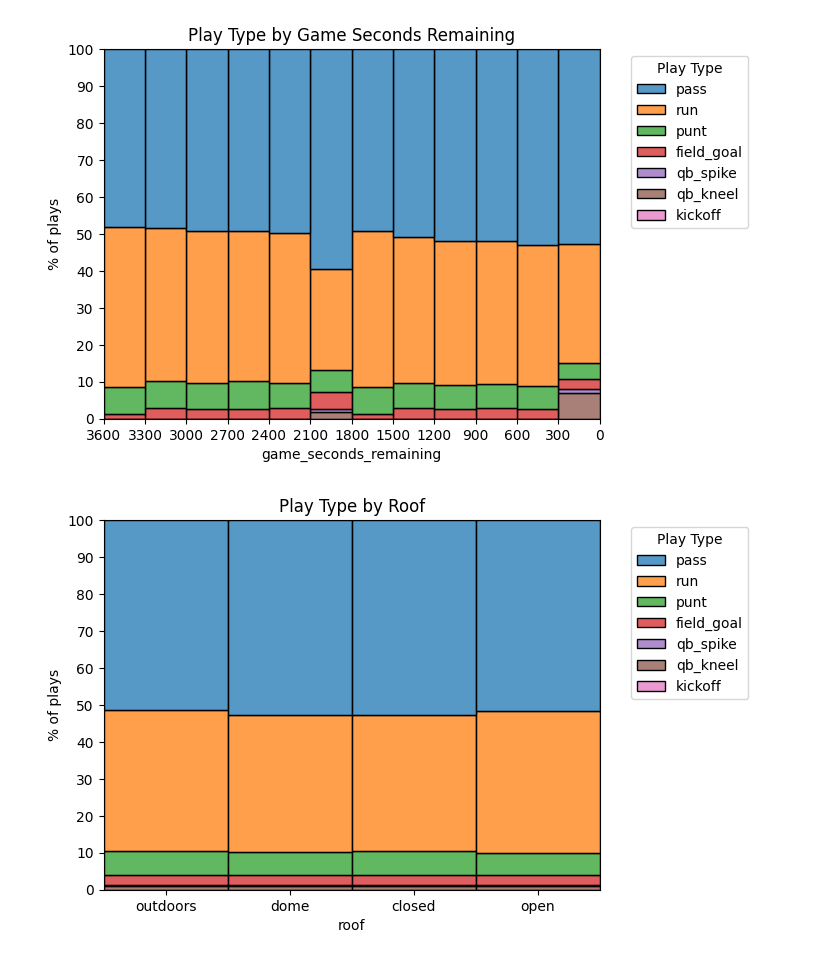
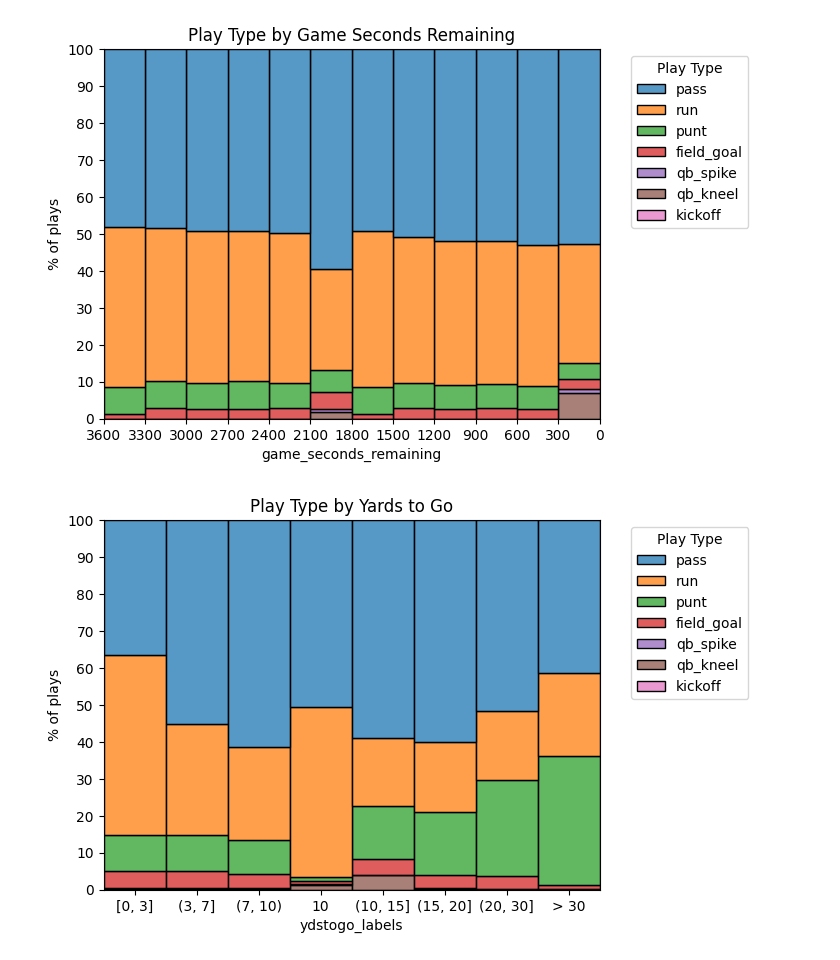
Before and after one commit to hensleyas21/dsciCapstone, a Jupyter notebook: data_report/plots.ipynb, the cells around one changed output. Saved outputs shown, nothing was run; the diff lists cells and outputs as text; code cells hidden in the pictures.

```diff
--- a/data_report/plots.ipynb
+++ b/data_report/plots.ipynb
@@ -55,14 +55,17 @@ plt.show()
 # %% [output]
 [figure]
 # %%
-plot = sns.histplot(data=df, x='roof', hue='play_type', multiple='fill')
-plot.set_title("Play Type by Roof")
-plt.xticks(['outdoors', 'open', 'closed', 'dome'])
+custom_bins = [0, 3, 7, 9.9, 10.1, 15, 20, 30, 100]
+custom_labels = ['[0, 3]', '(3, 7]', '(7, 10)', '10', '(10, 15]', '(15, 20]', '(20, 30]', '> 30']
+df['ydstogo_labels'] = pd.cut(df['ydstogo'], bins=custom_bins, labels=custom_labels, right=True)
+plot = sns.histplot(data=df, x='ydstogo_labels', hue='play_type', multiple='fill')
+plot.set_title("Play Type by Yards to Go")
+plt.xlabel("Yards to Go")
 legend = plot.legend_
 plt.legend(handles=legend.legend_handles, labels=[t.get_text() for t in legend.texts],
             title="Play Type", bbox_to_anchor=(1.05, 1), loc='upper left')
 plt.ylabel('% of plays')
 plt.yticks(ticks=[0, .1, .2, .3, .4, .5, .6, .7, .8, .9, 1], labels=range(0, 101, 10))
 plt.show()
 # %% [output]
-[figure, old version]
+[figure, new version]
```
Also changed, not shown: parts of 1 cell of this notebook.
